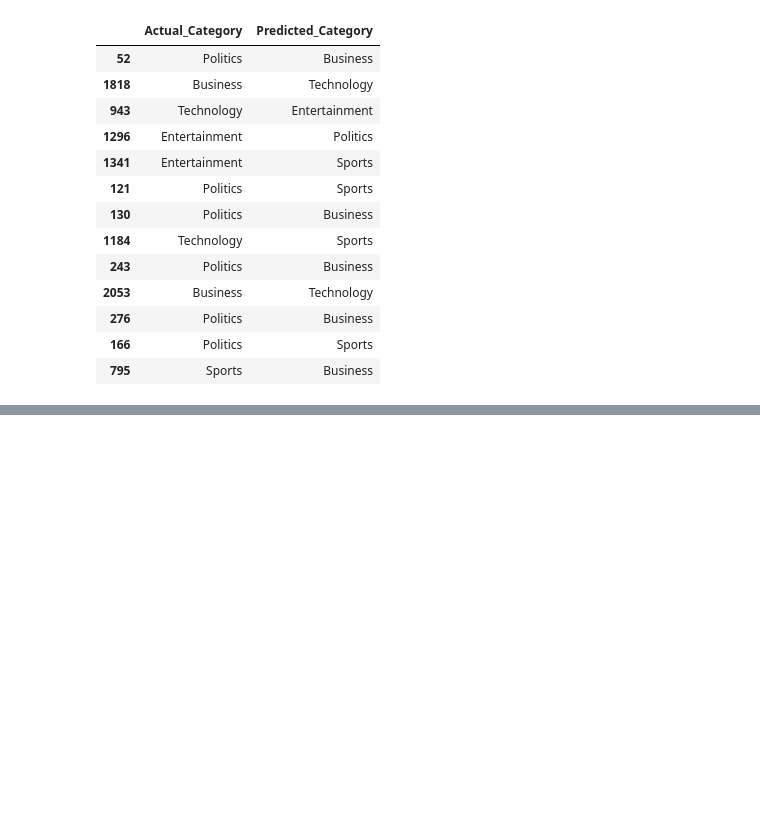
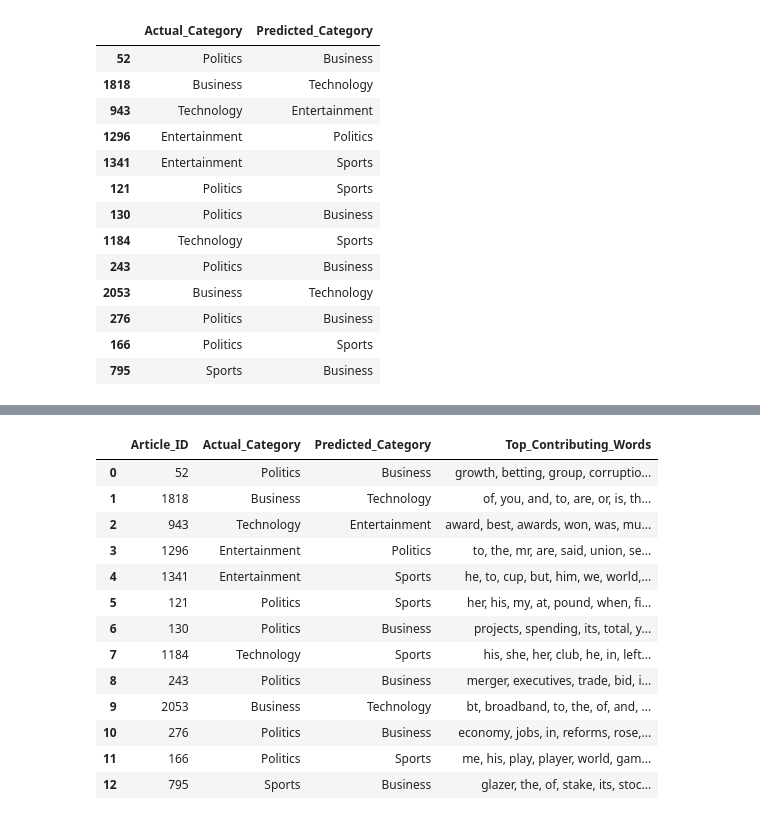
Before and after one commit to Aseelwatad/week-5-Text-Classification-, a Jupyter notebook: Week_05_Text_Classification.ipynb, the cells around one changed output, grey strips where cells are left out. Drawn from its saved outputs; the diff is of its cells as text; code cells hidden in the pictures; blank space fills up the shorter version.

```diff
--- a/Week_05_Text_Classification.ipynb
+++ b/Week_05_Text_Classification.ipynb
@@ -164,3 +164,19 @@ Label	Category	Evidence from Articles
 2	Technology 	Cyber crime, Firefox, PC security
 3	Entertainment   	Films, music, charity shows
 4	Business	    Renault, consumer spending, energy companies
+# %%
+### 1. Extract Incorrect Predictions
+
+results_df = pd.DataFrame({
+    "Text": X_test,
+    "Actual_Label": y_test,
+    "Predicted_Label": y_pred
+})
+
+errors_df = results_df[
+    results_df["Actual_Label"] != results_df["Predicted_Label"]
+].copy()
+
+print("Total incorrect predictions:", len(errors_df))
+
+display(errors_df)
@@ -221,0 +344,50 @@ Sport betting rules in spotlight
+# %%
+verification_results = []
+
+for article_id, error in errors_df.iterrows():
+
+    actual = error["Actual_Label"]
+    predicted = error["Predicted_Label"]
+
+    tfidf_values = vectorizer.transform(
+        [error["Text"]]
+    ).toarray()[0]
+
+    contributions = tfidf_values * (
+        model.coef_[predicted] - model.coef_[actual]
+    )
+
+    feature_analysis = pd.DataFrame({
+        "Word": features,
+        "Contribution": contributions
+    })
+
+    top_words = feature_analysis[
+        feature_analysis["Contribution"] > 0
+    ].nlargest(10, "Contribution")
+
+    verification_results.append({
+        "Article_ID": article_id,
+        "Actual_Category": label_map[actual],
+        "Predicted_Category": label_map[predicted],
+        "Top_Contributing_Words": ", ".join(top_words["Word"])
+    })
+
+verification_df = pd.DataFrame(verification_results)
+
+display(verification_df)
+# %% [output]
+|  | Article_ID | Actual_Category | Predicted_Category | Top_Contributing_Words |
+| 0 | 52 | Politics | Business | growth, betting, group, corruptio... |
+| 1 | 1818 | Business | Technology | of, you, and, to, are, or, is, th... |
+| 2 | 943 | Technology | Entertainment | award, best, awards, won, was, mu... |
+| 3 | 1296 | Entertainment | Politics | to, the, mr, are, said, union, se... |
+| 4 | 1341 | Entertainment | Sports | he, to, cup, but, him, we, world,... |
+| 5 | 121 | Politics | Sports | her, his, my, at, pound, when, fi... |
+| 6 | 130 | Politics | Business | projects, spending, its, total, y... |
+| 7 | 1184 | Technology | Sports | his, she, her, club, he, in, left... |
+| 8 | 243 | Politics | Business | merger, executives, trade, bid, i... |
+| 9 | 2053 | Business | Technology | bt, broadband, to, the, of, and, ... |
+| 10 | 276 | Politics | Business | economy, jobs, in, reforms, rose,... |
+| 11 | 166 | Politics | Sports | me, his, play, player, world, gam... |
+| 12 | 795 | Sports | Business | glazer, the, of, stake, its, stoc... |
```
Also changed, not shown: parts of 24 cells of this notebook.
